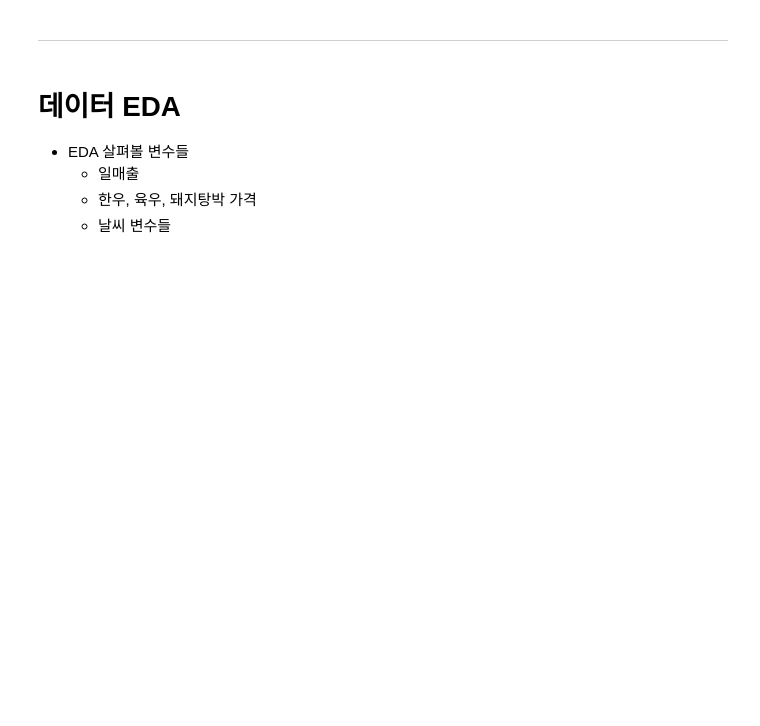
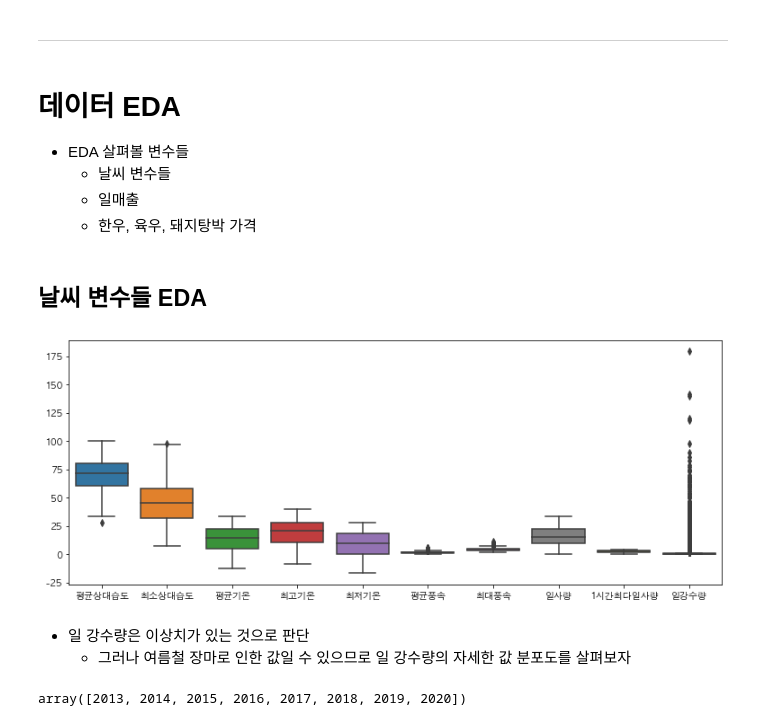
Before and after one commit to young-hun-jo/DataAnalysis, a Jupyter notebook: woochuri/analysis.ipynb, the cells around one changed output. Drawn from its saved outputs; the diff is of its cells as text; code cells hidden in the pictures; blank space fills up the shorter version.

```diff
--- a/woochuri/analysis.ipynb
+++ b/woochuri/analysis.ipynb
@@ -434,6 +474,24 @@ final_dataset.head()
 # %% [markdown]
 # 데이터 EDA
 - EDA 살펴볼 변수들
+    * 날씨 변수들
     * 일매출
     * 한우, 육우, 돼지탕박 가격
-    * 날씨 변수들
+# %% [markdown]
+## 날씨 변수들 EDA
+# %%
+# box plot으로 날씨 변수들 살펴보기
+w_cols = final_dataset.columns[8:].tolist()
+
+plt.figure(figsize=(13, 5))
+sns.boxplot(data=final_dataset[w_cols])
+plt.show()
+# %% [output]
+[figure, added]
+# %% [markdown]
+- 일 강수량은 이상치가 있는 것으로 판단
+    * 그러나 여름철 장마로 인한 값일 수 있으므로 일 강수량의 자세한 값 분포도를 살펴보자
+# %%
+rain_df['연도'].unique()
+# %% [output]
+array([2013, 2014, 2015, 2016, 2017, 2018, 2019, 2020])
```
Also changed, not shown: parts of 22 cells of this notebook.
